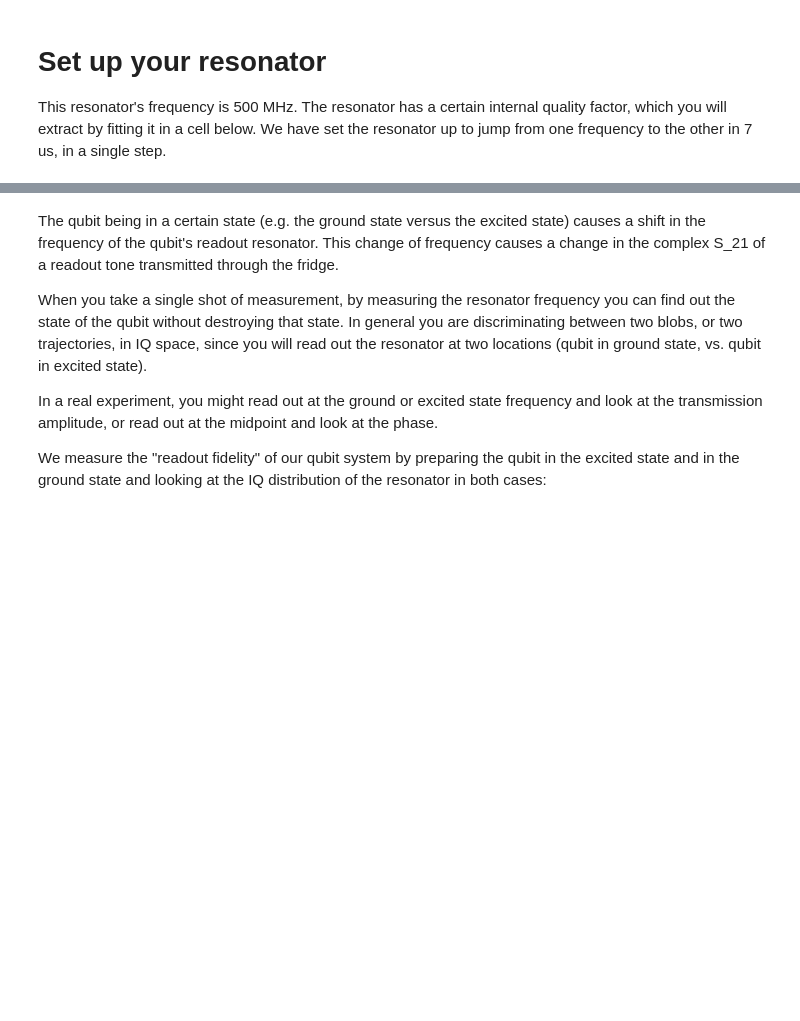
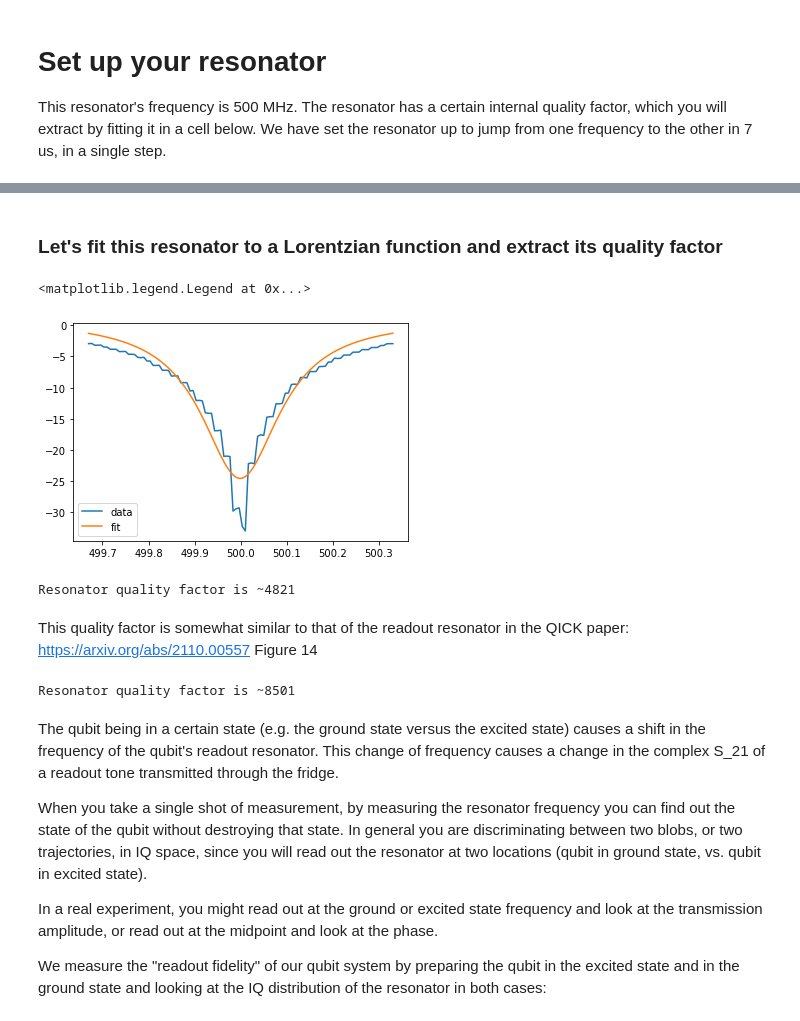
Before and after one commit to openquantumhardware/QIS_SummerSchool_2024, a Jupyter notebook: ZCU216/demos_qce/demos_expt/LabDay2_QubitReadout.ipynb, the cells around one changed output, grey strips where cells are left out. Saved outputs shown, nothing was run; the diff lists cells and outputs as text; code cells hidden in the pictures; blank space fills up the shorter version.

```diff
--- a/ZCU216/demos_qce/demos_expt/LabDay2_QubitReadout.ipynb
+++ b/ZCU216/demos_qce/demos_expt/LabDay2_QubitReadout.ipynb
@@ -190,3 +212,36 @@ plt.ylabel('Amplitude [dB]');
+# %% [markdown]
+### Let's fit this resonator to a Lorentzian function and extract its quality factor
+# %%
+def lorentzian(freq, gamma, center_freq, amplitude):
+    return amplitude * gamma**2 / ( gamma**2 + ( freq - center_freq )**2) + 1
+
+guess = [0.0001, 500, -150]
+popt, pcov = curve_fit(lorentzian, freqs[700:800], 20*np.log10(a/np.max(a))[700:800], maxfev = 100000, p0 = guess)
+fit_lorentzian = lorentzian(freqs, *popt)
+guess_lorentzian = lorentzian(freqs, *guess)
+plt.plot(freqs[700:800], 20*np.log10(a/np.max(a))[700:800], label="data")
+plt.plot(freqs[700:800], fit_lorentzian[700:800], label="fit")
+plt.legend()
+# %% [output]
+<matplotlib.legend.Legend at 0x...>
+[figure, added]
+# %%
+kappa = popt[0] ## Resonator linewidth (gamma of the Lorentzian function)
+f = popt[1] ## Resonator center frequency
+Qint = f/kappa
+print("Resonator quality factor is ~" + str(int(Qint)))
+# %% [output]
+Resonator quality factor is ~4821
+# %% [markdown]
+This quality factor is somewhat similar to that of the readout resonator in the QICK paper:
+https://arxiv.org/abs/2110.00557 Figure 14
+# %%
+kappa = 1e6 ## Resonator linewidth from QICK paper
+f = 8.5015e9 ## Resonator center frequency from QICK paper
+Qint = f/kappa
+print("Resonator quality factor is ~" + str(int(Qint)))
+# %% [output]
+Resonator quality factor is ~8501
 # %% [markdown]
 
 The qubit being in a certain state (e.g. the ground state versus the excited state) causes a shift in the frequency of the qubit's readout resonator. This change of frequency causes a change in the complex S_21 of a readout tone transmitted through the fridge.
```
Also changed, not shown: parts of 29 cells of this notebook, 1 other file.
